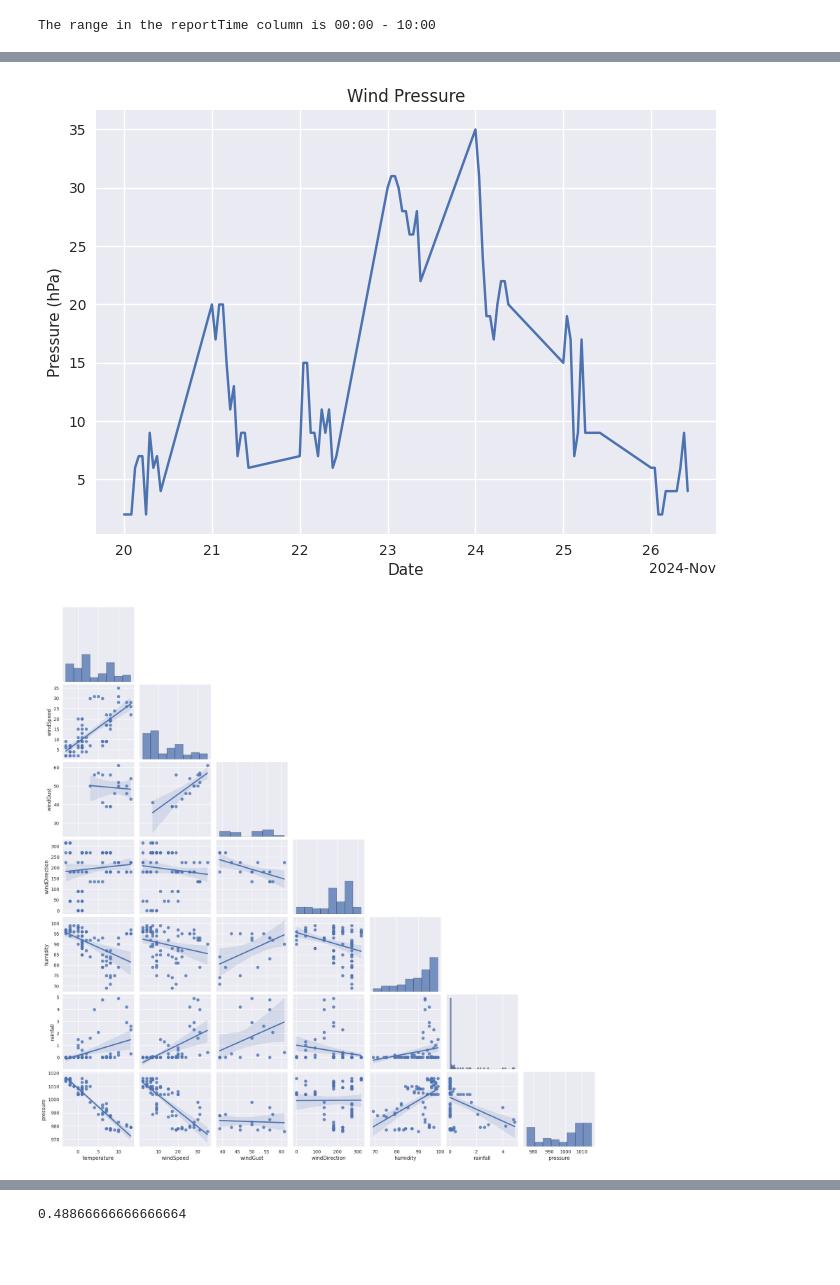
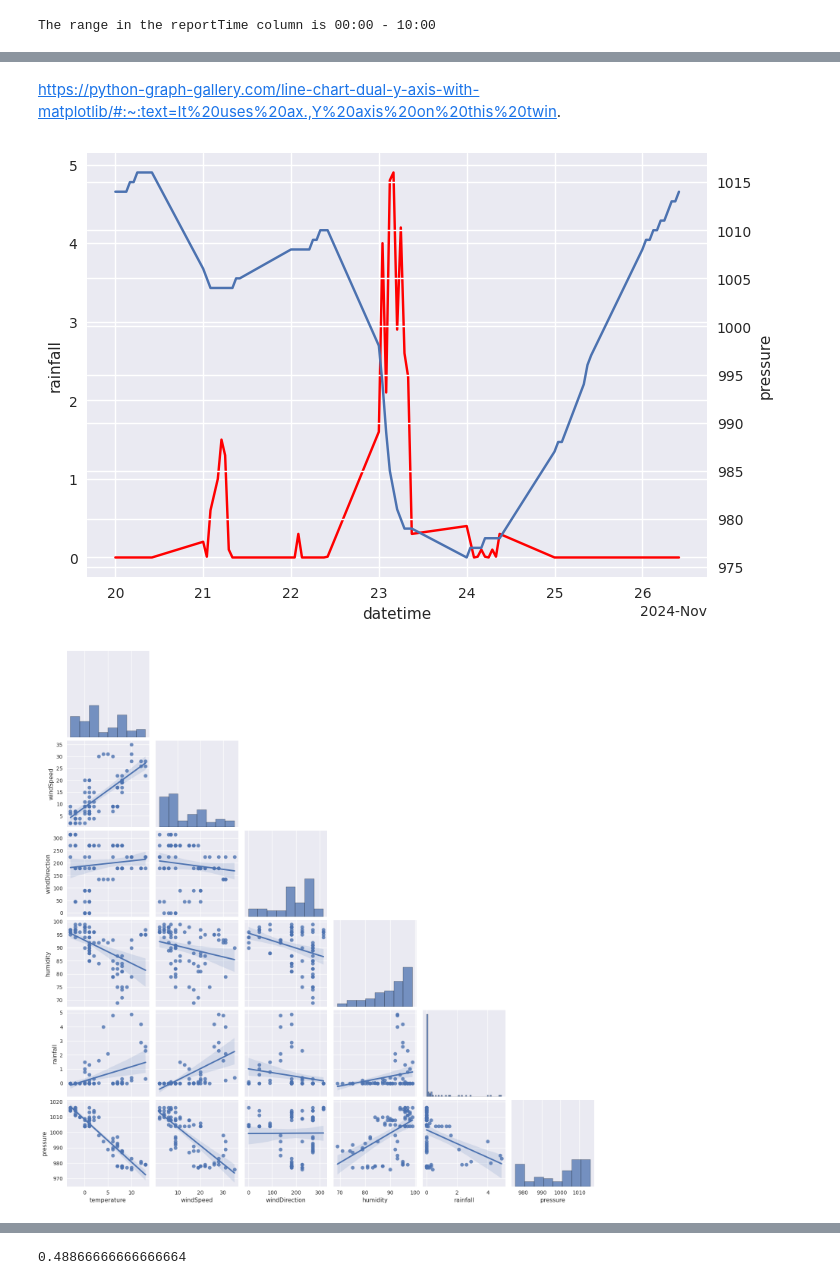
Before and after one commit to IreneKilgannon/Computer-Infrastructure, a Jupyter notebook: weather.ipynb, the cells around one changed output, grey strips where cells are left out. Saved outputs shown, nothing was run; the diff lists cells and outputs as text; code cells hidden in the pictures; blank space fills up the shorter version.

Commit message:
analysis for task 9, function to create plots, began looking at storm bert

```diff
--- a/weather.ipynb
+++ b/weather.ipynb
@@ -357,9 +372,10 @@ The dataset created was written to a csv file
 # Write the collated data to a csv file. This data set will be used for analysis.
 #weather_df.to_csv('data/weather/athenry_weather.csv', index = False)
 # %%
+# Load the data into pandas
 df = pd.read_csv('data/weather/athenry_weather.csv',
                 parse_dates= ['date'],
-                na_values = '-')
+            )
 df.head()
 # %% [output]
 |  | name | temperature | symbol | weatherDescription | text | windSpeed | windGust | cardinalWindDirection | ... |
@@ -533,28 +646,27 @@ plt.show()
+# %% [markdown]
+https://python-graph-gallery.com/line-chart-dual-y-axis-with-matplotlib/#:~:text=It%20uses%20ax.,Y%20axis%20on%20this%20twin.
 # %%
 fig, ax = plt.subplots()
 
-# AutoDateLocator
+# Configure date formatting for x-axis
 locator = mdates.AutoDateLocator()
+formatter = mdates.ConciseDateFormatter(locator)
 ax.xaxis.set_major_locator(locator)
-
-# ConciseDateFormatter
-formatter = mdates.ConciseDateFormatter(locator)
 ax.xaxis.set_major_formatter(formatter)
 
+sns.lineplot(x=df.index, y='rainfall', data=df, ax = ax, color = 'r')
 
-ax.plot(df.index, df['windSpeed'])
+ax2 = ax.twinx()
 
-ax.set(xlabel='Date',
-       ylabel = 'Pressure (hPa)',
-       title = 'Wind Pressure')
+sns.lineplot(x=df.index, y='pressure', data=df, ax = ax2)
 plt.show()
 # %% [output]
-[figure, old version]
+[figure, new version]
 # %%
 sns.pairplot(data= df, corner= True, kind = 'reg')
 plt.show()
 # %% [output]
-[figure, old version]
+[figure, new version]
 # %%
 correlation_matrix = df.corr(numeric_only= True)
 
```
Also changed, not shown: parts of 50 cells of this notebook.
